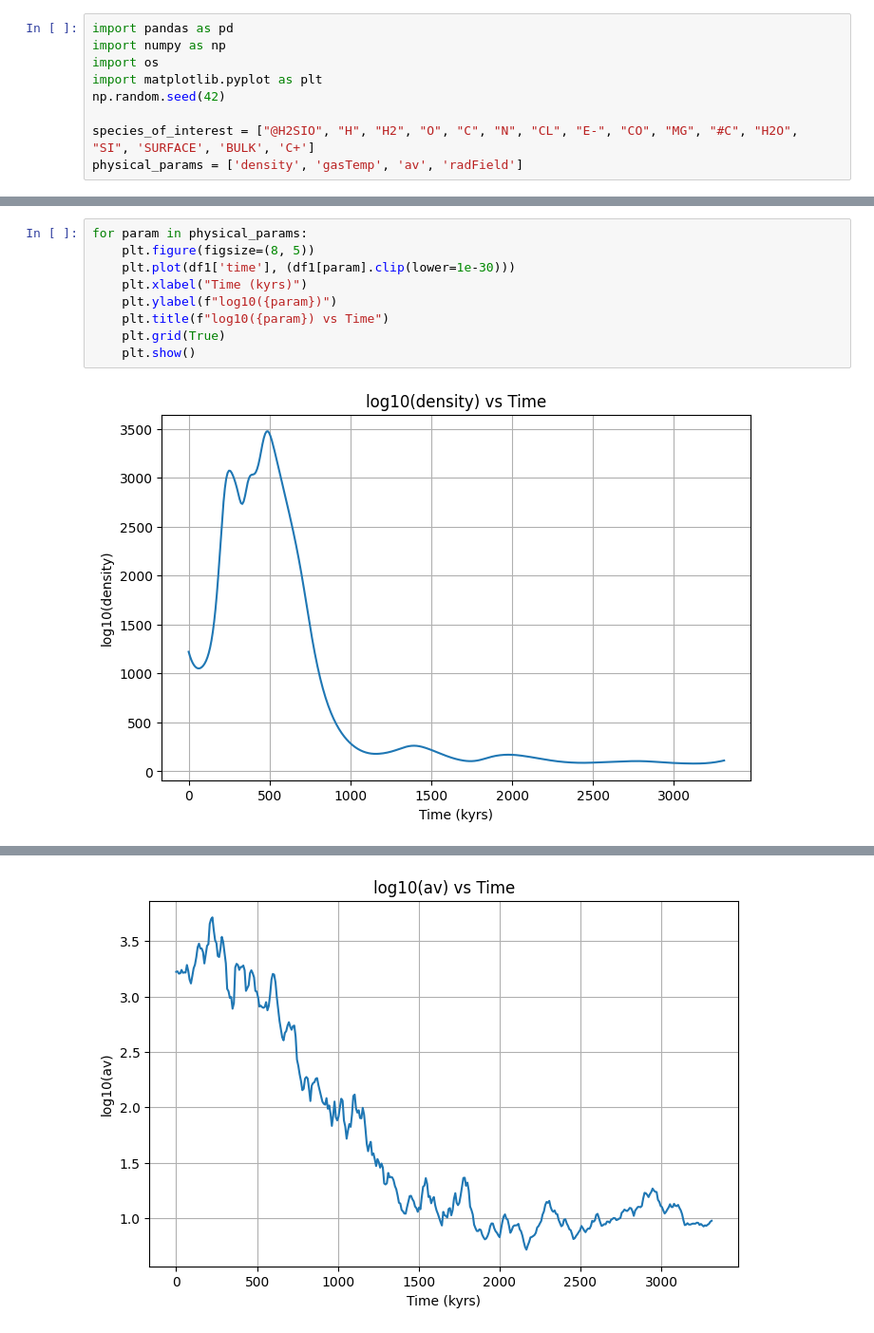
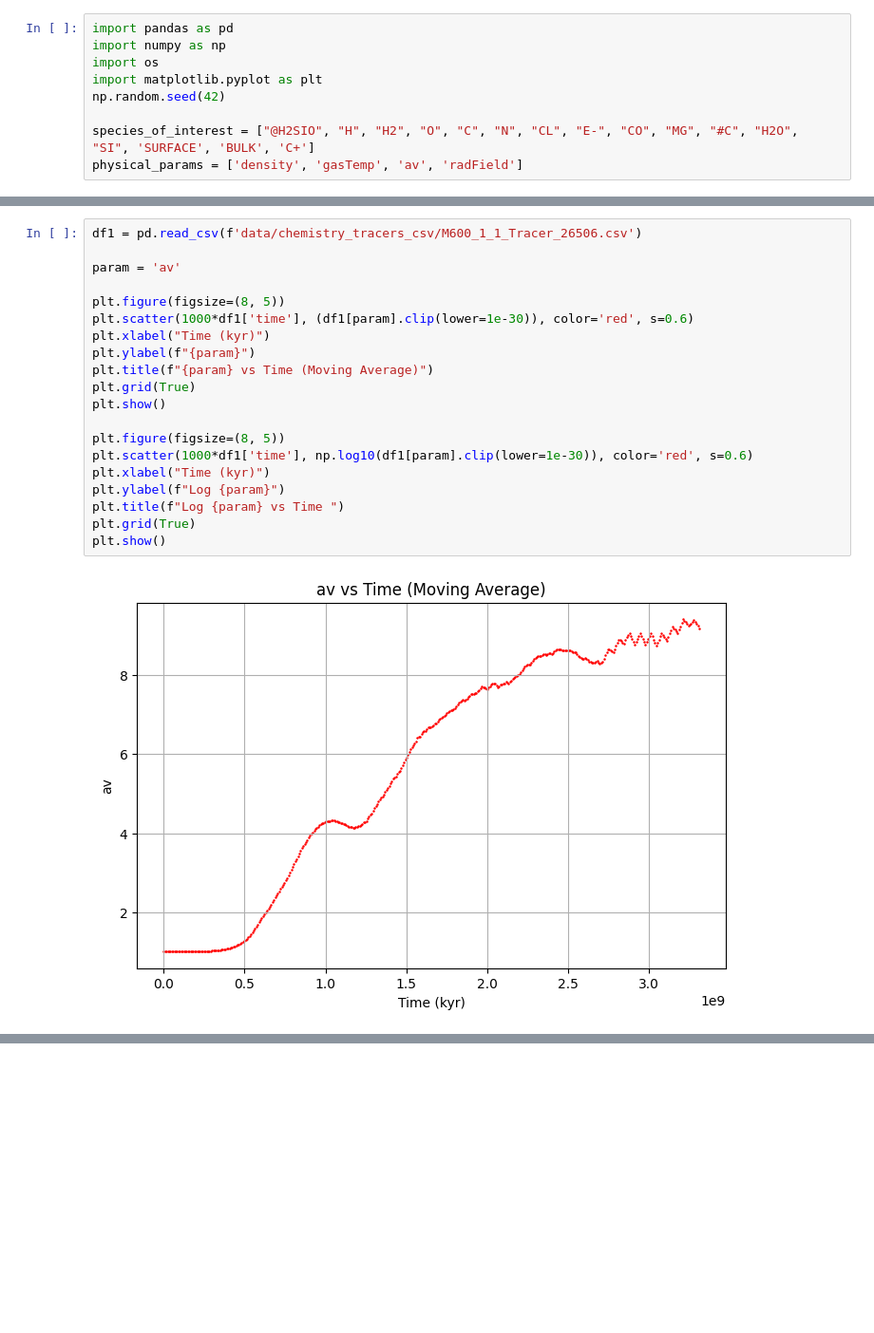
Before and after one commit to Cortega13/UCLCHEM_Evolving_Physics, a Jupyter notebook: benchmarks/turbulence_uclchem/Analysis copy.ipynb, the cells around one changed output, grey strips where cells are left out. Shown at 95% size. Saved outputs shown, nothing was run; the diff lists cells and outputs as text; blank space fills up the shorter version.

```diff
--- a/benchmarks/turbulence_uclchem/Analysis copy.ipynb
+++ b/benchmarks/turbulence_uclchem/Analysis copy.ipynb
@@ -138,11 +132,22 @@ plt.show()
 # %%
-for param in physical_params:
-    plt.figure(figsize=(8, 5))
-    plt.plot(df1['time'], (df1[param].clip(lower=1e-30)))
-    plt.xlabel("Time (kyrs)")
-    plt.ylabel(f"log10({param})")
-    plt.title(f"log10({param}) vs Time")
-    plt.grid(True)
-    plt.show()
+df1 = pd.read_csv(f'data/chemistry_tracers_csv/M600_1_1_Tracer_26506.csv')
+
+param = 'av'
+
+plt.figure(figsize=(8, 5))
+plt.scatter(1000*df1['time'], (df1[param].clip(lower=1e-30)), color='red', s=0.6)
+plt.xlabel("Time (kyr)")
+plt.ylabel(f"{param}")
+plt.title(f"{param} vs Time (Moving Average)")
+plt.grid(True)
+plt.show()
+
+plt.figure(figsize=(8, 5))
+plt.scatter(1000*df1['time'], np.log10(df1[param].clip(lower=1e-30)), color='red', s=0.6)
+plt.xlabel("Time (kyr)")
+plt.ylabel(f"Log {param}")
+plt.title(f"Log {param} vs Time ")
+plt.grid(True)
+plt.show()
 # %% [output]
-[figure, old version]
+[figure, new version]
@@ -150 +154,0 @@ for param in physical_params:
-[figure, removed]
```
Also changed, not shown: parts of 6 cells of this notebook, 14 other files.
